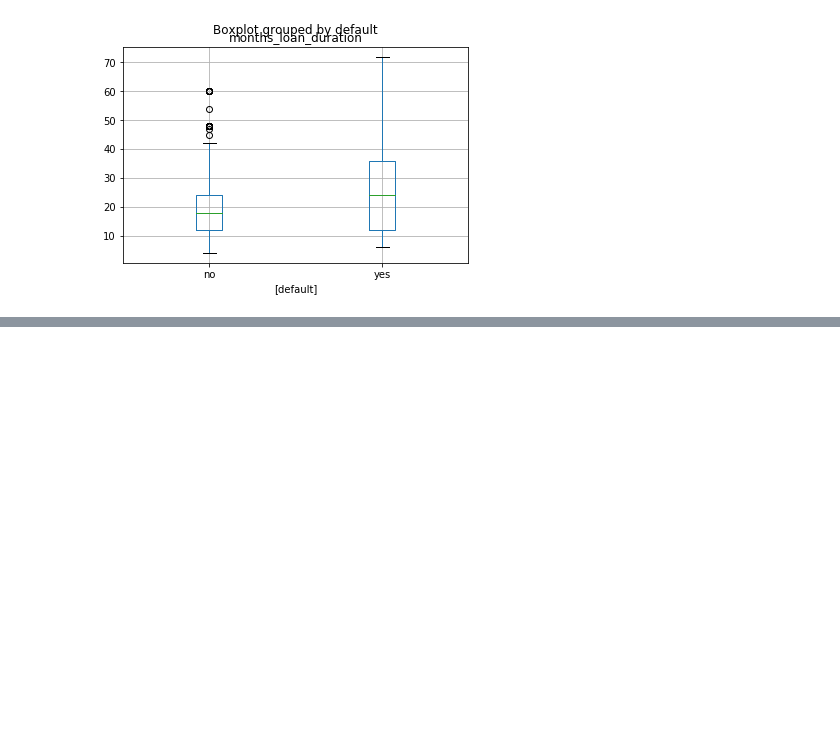
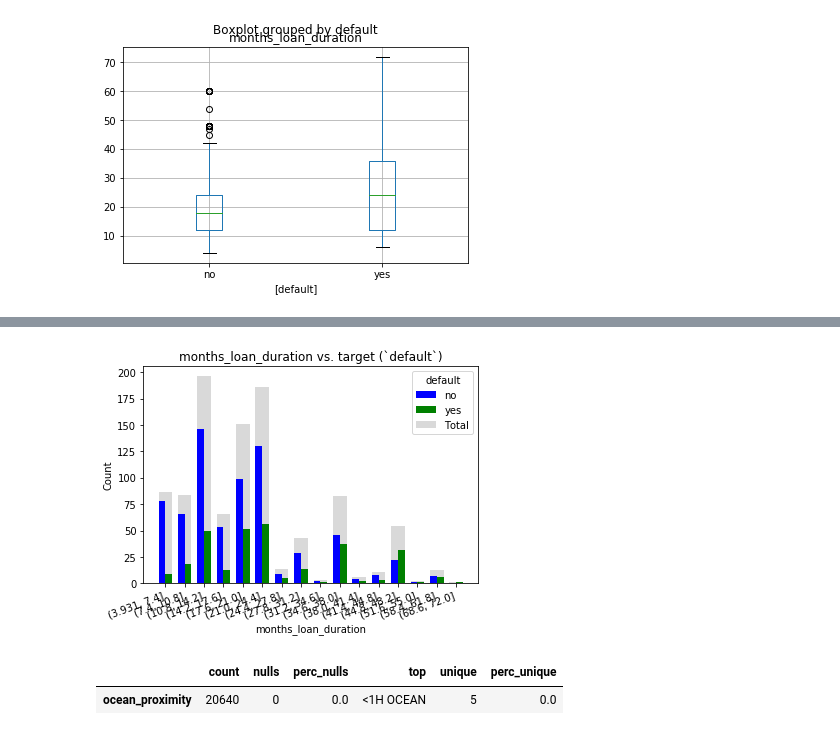
Before and after one commit to shane-kercheval/shiny-explore-dataset, a Jupyter notebook: Jupyter Sandbox/Sandbox.ipynb, the cells around one changed output, grey strips where cells are left out. Cells and saved outputs as stored; diff of their text form; code cells hidden in the pictures; blank space fills up the shorter version.

```diff
--- a/Jupyter Sandbox/Sandbox.ipynb
+++ b/Jupyter Sandbox/Sandbox.ipynb
@@ -94,0 +97,4 @@ e
+# %%
+explore.plot_histogram_against_target('months_loan_duration')
+# %% [output]
+[figure, added]
@@ -94,0 +107,5 @@ e
+# %%
+explore.categoric_summary()
+# %% [output]
+|  | count | nulls | perc_nulls | top | unique | perc_unique |
+| ocean_proximity | 20640 | 0 | 0.0 | <1H OCEAN | 5 | 0.0 |
```
Also changed, not shown: parts of 7 cells of this notebook, 3 other files.
